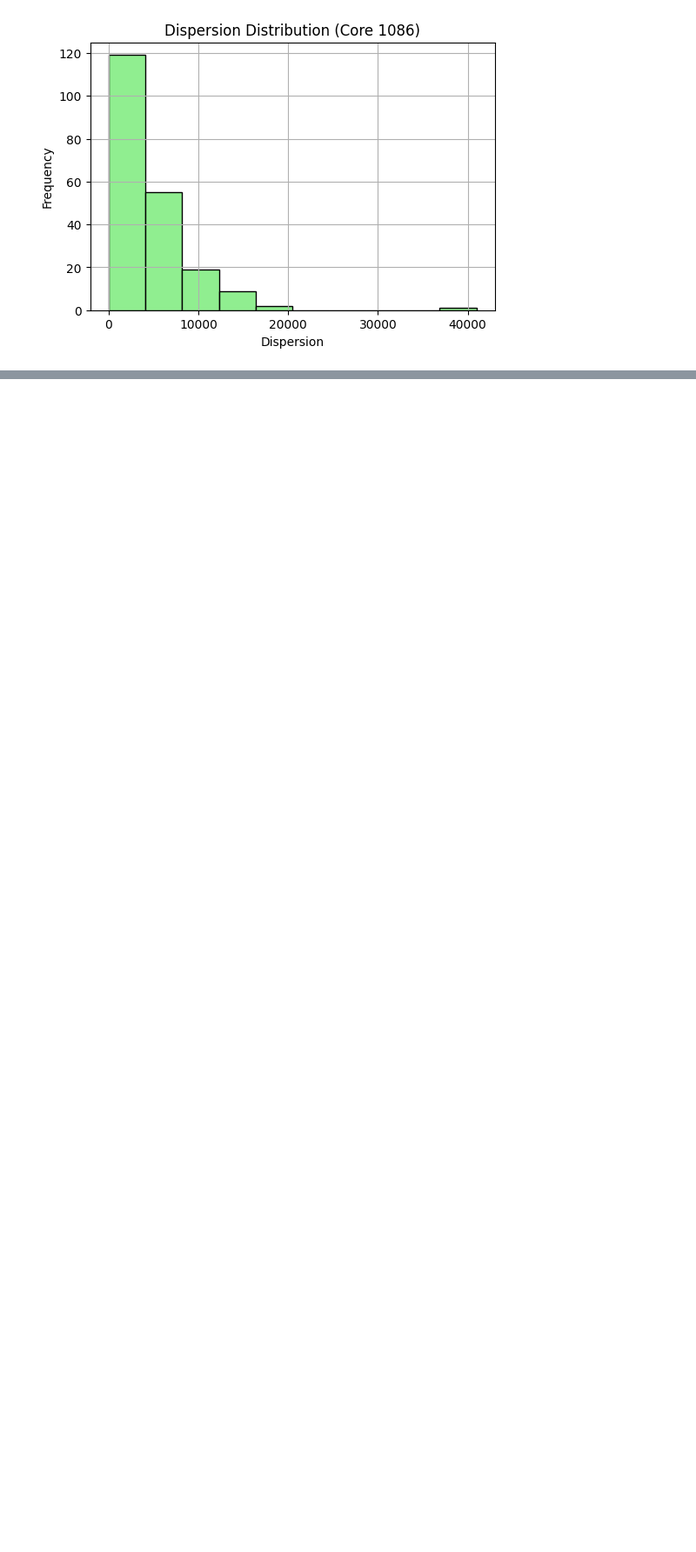
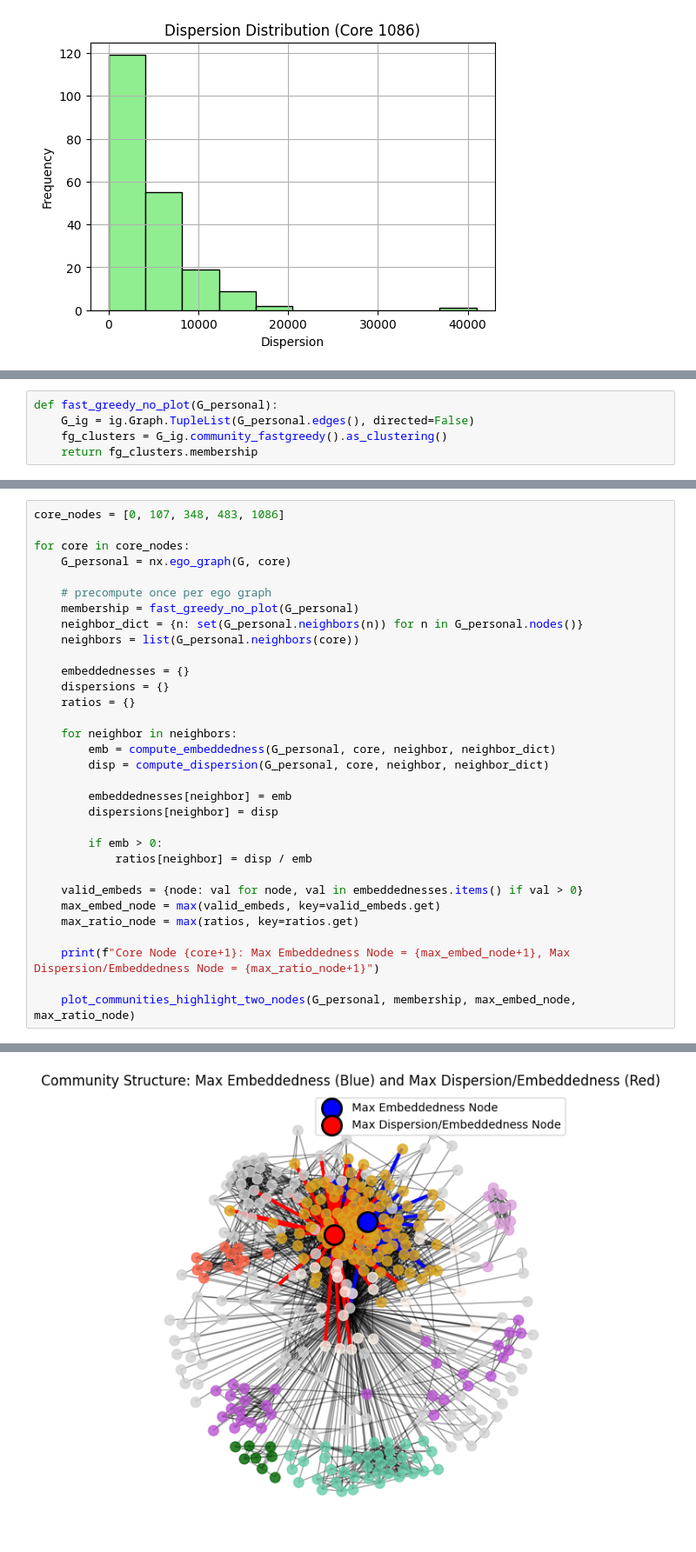
Before and after one commit to anwxwna/232E_sp26, a Jupyter notebook: project2.ipynb, the cells around one changed output, grey strips where cells are left out. Shown at 87% size. Drawn from its saved outputs; the diff is of its cells as text; blank space fills up the shorter version.

```diff
--- a/project2.ipynb
+++ b/project2.ipynb
@@ -654,0 +557,5 @@ TypeError: argument of type 'Graph' is not iterable
+# %%
+def fast_greedy_no_plot(G_personal):
+    G_ig = ig.Graph.TupleList(G_personal.edges(), directed=False)
+    fg_clusters = G_ig.community_fastgreedy().as_clustering()
+    return fg_clusters.membership
@@ -654,0 +758,33 @@ TypeError: argument of type 'Graph' is not iterable
+# %%
+core_nodes = [0, 107, 348, 483, 1086]
+
+for core in core_nodes:
+    G_personal = nx.ego_graph(G, core)
+
+    # precompute once per ego graph
+    membership = fast_greedy_no_plot(G_personal)
+    neighbor_dict = {n: set(G_personal.neighbors(n)) for n in G_personal.nodes()}
+    neighbors = list(G_personal.neighbors(core))
+
+    embeddednesses = {}
+    dispersions = {}
+    ratios = {}
+
+    for neighbor in neighbors:
+        emb = compute_embeddedness(G_personal, core, neighbor, neighbor_dict)
+        disp = compute_dispersion(G_personal, core, neighbor, neighbor_dict)
+
+        embeddednesses[neighbor] = emb
+        dispersions[neighbor] = disp
+
+        if emb > 0:
+            ratios[neighbor] = disp / emb
+
+    valid_embeds = {node: val for node, val in embeddednesses.items() if val > 0}
+    max_embed_node = max(valid_embeds, key=valid_embeds.get)
+    max_ratio_node = max(ratios, key=ratios.get)
+
+    print(f"Core Node {core+1}: Max Embeddedness Node = {max_embed_node+1}, Max Dispersion/Embeddedness Node = {max_ratio_node+1}")
+
+    plot_communities_highlight_two_nodes(G_personal, membership, max_embed_node, max_ratio_node)
+# %% [output]
@@ -654,0 +792 @@ TypeError: argument of type 'Graph' is not iterable
+[figure, added]
```
Also changed, not shown: parts of 42 cells of this notebook.
